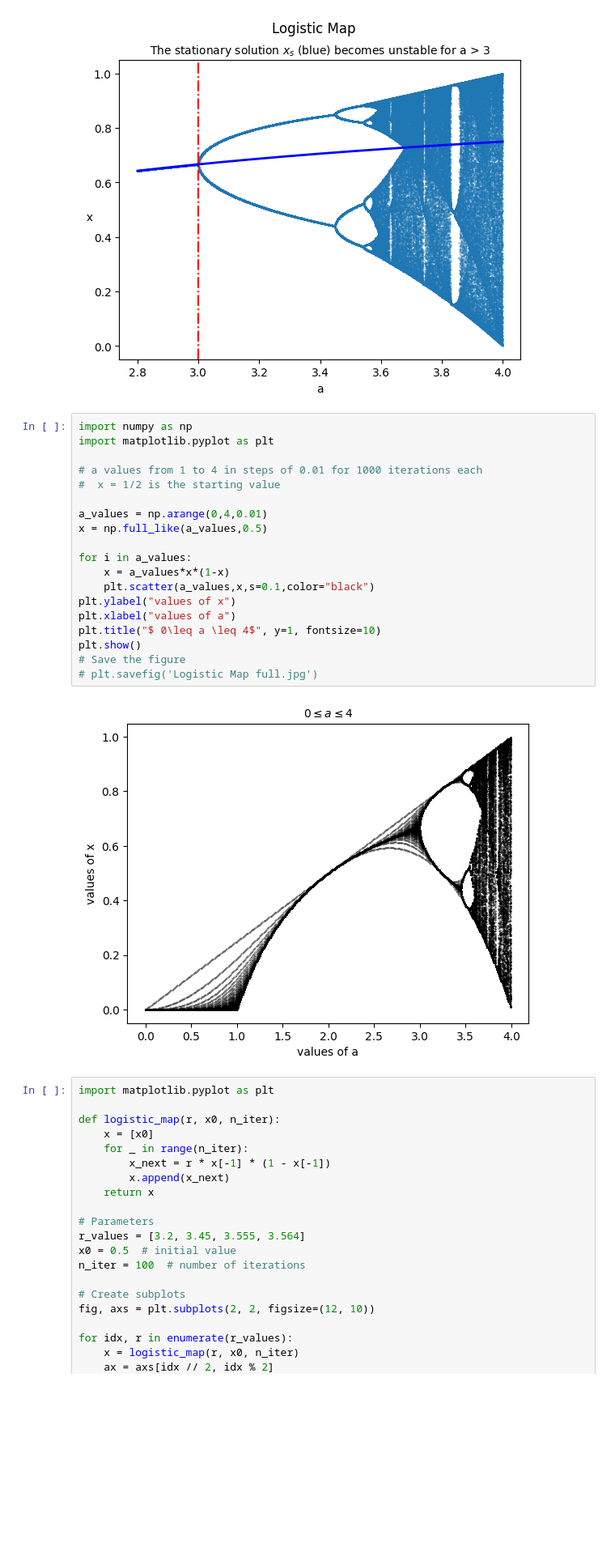
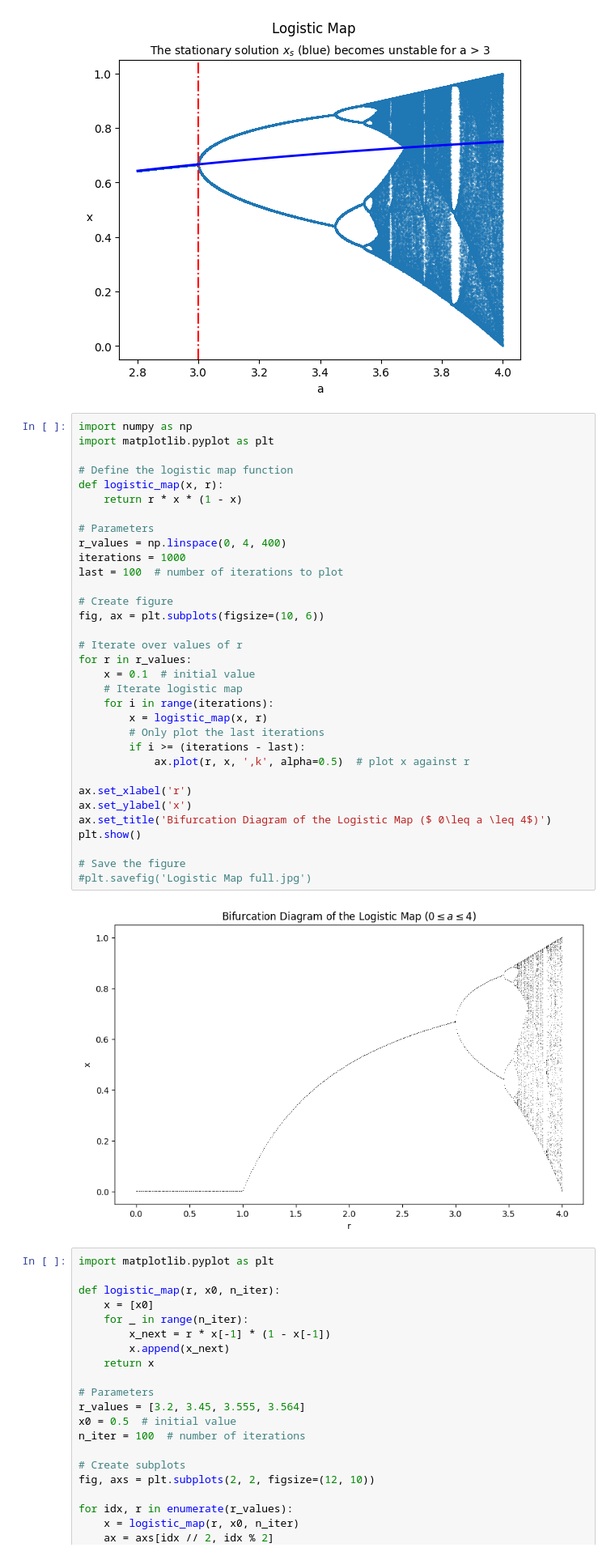
Before and after one commit to myscratchbooks/Dynamic, a Jupyter notebook: logistic map.ipynb, the cells around one changed output. Shown at 81% size. Drawn from its saved outputs; the diff is of its cells as text; blank space fills up the shorter version.

```diff
--- a/logistic map.ipynb
+++ b/logistic map.ipynb
@@ -50,27 +50,41 @@ plt.show()
 #plt.savefig('Logistic Map.jpg')
 # %% [output]
 [figure]
-# %%
-import numpy as np
-import matplotlib.pyplot as plt
-
-# a values from 1 to 4 in steps of 0.01 for 1000 iterations each
-#  x = 1/2 is the starting value
-
-a_values = np.arange(0,4,0.01)
-x = np.full_like(a_values,0.5)
-
-for i in a_values:
-    x = a_values*x*(1-x)
-    plt.scatter(a_values,x,s=0.1,color="black")
-plt.ylabel("values of x")
-plt.xlabel("values of a")
-plt.title("$ 0\leq a \leq 4$", y=1, fontsize=10)
-plt.show()
-# Save the figure
-# plt.savefig('Logistic Map full.jpg')
-# %% [output]
-[figure, removed]
+# %%
+import numpy as np
+import matplotlib.pyplot as plt
+
+# Define the logistic map function
+def logistic_map(x, r):
+    return r * x * (1 - x)
+
+# Parameters
+r_values = np.linspace(0, 4, 400)
+iterations = 1000
+last = 100  # number of iterations to plot
+
+# Create figure
+fig, ax = plt.subplots(figsize=(10, 6))
+
+# Iterate over values of r
+for r in r_values:
+    x = 0.1  # initial value
+    # Iterate logistic map
+    for i in range(iterations):
+        x = logistic_map(x, r)
+        # Only plot the last iterations
+        if i >= (iterations - last):
+            ax.plot(r, x, ',k', alpha=0.5)  # plot x against r
+
+ax.set_xlabel('r')
+ax.set_ylabel('x')
+ax.set_title('Bifurcation Diagram of the Logistic Map ($ 0\leq a \leq 4$)')
+plt.show()
+
+# Save the figure
+#plt.savefig('Logistic Map full.jpg')
+# %% [output]
+[figure, added]
 # %%
 import matplotlib.pyplot as plt
 
```
